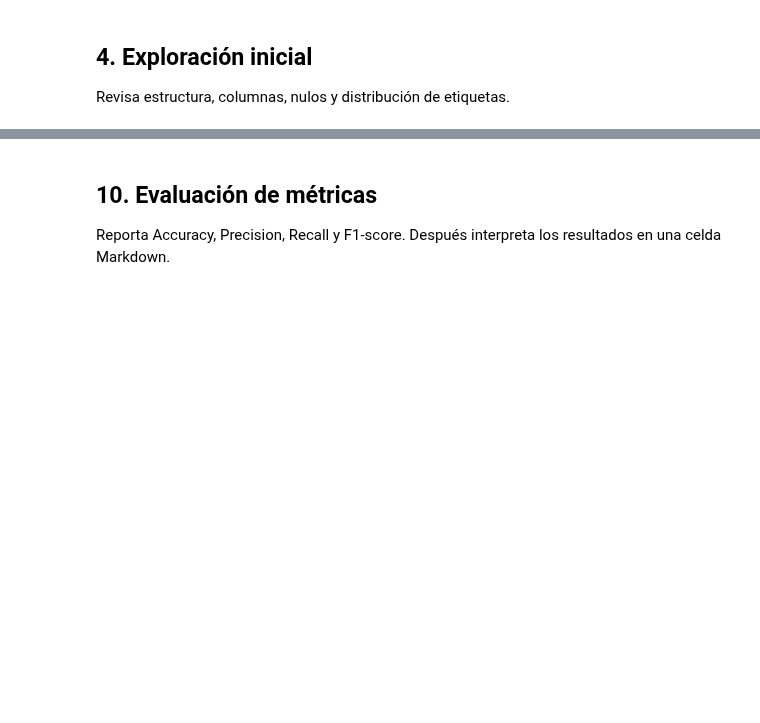
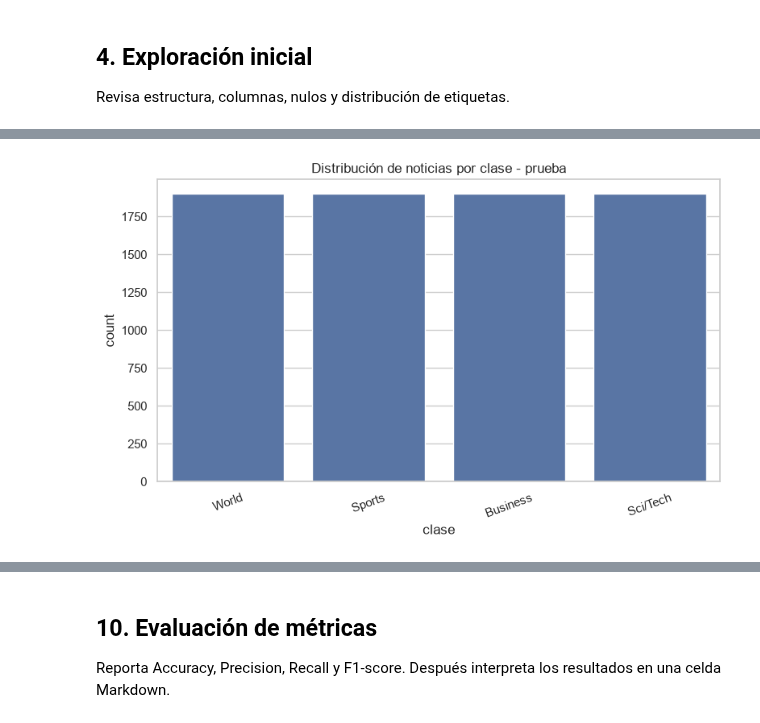
Before and after one commit to toonchavez8/Unir-Notes, a Jupyter notebook: Maestría-Ingeniería-de-Software/07-Fundamentos-IA/Actividades/Actividad-02/clasificacion_noticias_pln.ipynb, the cells around one changed output, grey strips where cells are left out. Saved outputs shown, nothing was run; the diff lists cells and outputs as text; code cells hidden in the pictures; blank space fills up the shorter version.

```diff
--- a/Maestría-Ingeniería-de-Software/07-Fundamentos-IA/Actividades/Actividad-02/clasificacion_noticias_pln.ipynb
+++ b/Maestría-Ingeniería-de-Software/07-Fundamentos-IA/Actividades/Actividad-02/clasificacion_noticias_pln.ipynb
@@ -110,3 +197,14 @@ plt.show()
+# %%
+plt.figure(figsize=(8, 5))
+sns.countplot(data=test_df, x="label_name", order=CLASS_ORDER)
+plt.title("Distribución de noticias por clase - prueba")
+plt.xlabel("clase")
+plt.xticks(rotation=20)
+plt.tight_layout()
+plt.savefig(FIGURES_DIR / "distribucion_clases_test.png", dpi=300)
+plt.show()
+# %% [output]
+[figure, added]
 # %%
 train_df["text_length"] = train_df["text"].str.len()
 train_df["text_length"].describe()
```
Also changed, not shown: parts of 38 cells of this notebook, 24 other files.
